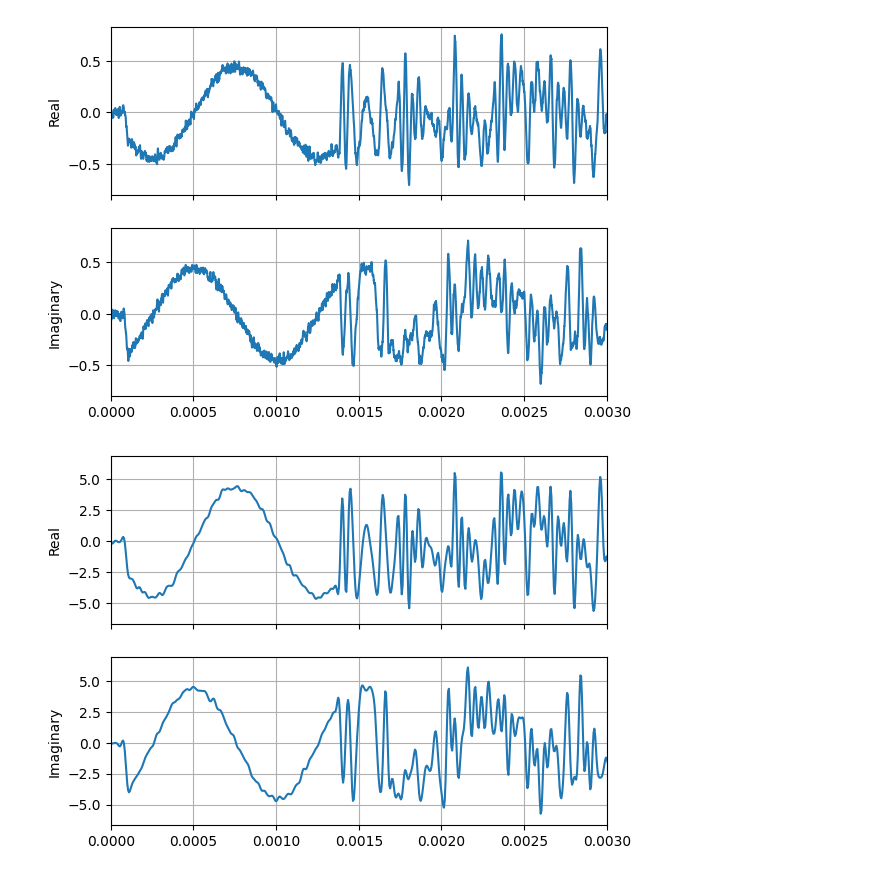
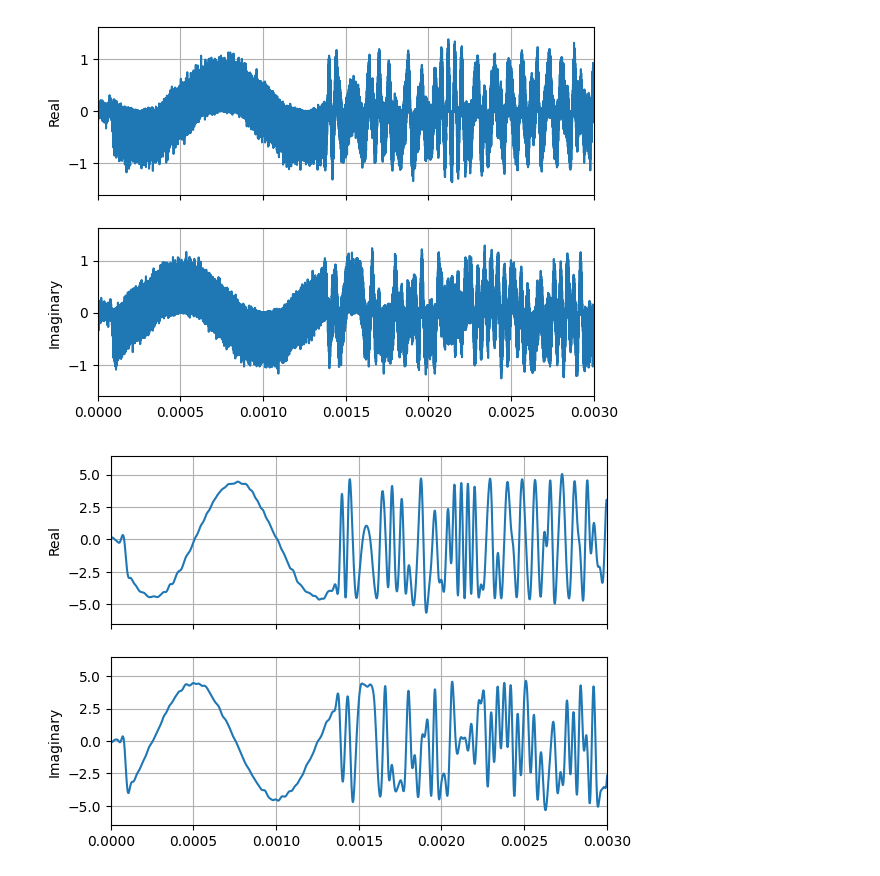
Before and after one commit to sidalok1/QAM-FPGA, a Jupyter notebook: python/qam.ipynb, the cells around one changed output. Cells and saved outputs as stored; diff of their text form; code cells hidden in the pictures.

```diff
--- a/python/qam.ipynb
+++ b/python/qam.ipynb
@@ -7,17 +7,17 @@ from tools import *
 
 np.random.seed(0)
 
-DWIDTH = 18
+DWIDTH = 20
 DFRAC  = 16
 
 msg = "A perfectly acceptable example of an extremely verbose message of large words and many characters!!!"
-M = 16
+M = 4
 fc = 1e6
 br = 50e3
 fs = 5e6
 sps = int(fs / br)
-sps_rx = 4
-snr = 10
+sps_rx = 10
+snr = 15
 Es = 1
 B = 250e3 # channel BW
 
@@ -29,7 +29,7 @@ beta = 0.5
 constellation = get_const(f'{M}-QAM', Es)
 print(np.angle(constellation))
 print(np.abs(constellation))
-write_mem_file(constellation, DWIDTH, DFRAC, 'const.mem', complex=True)
+write_mem_file(constellation, DWIDTH, DFRAC, 'const.mem', complex=True, sep=' ')
 plot_constellation(constellation)
 plt.show()
 # %% [output]
@@ -102,31 +95,52 @@ c:\Users\sidal\Documents\Code\cmod-wrap\.venv\Lib\site-packages\scipy\signal\_lt
 # %%
-demod_filt = signal.iirfilter(2, br*2, btype='lowpass', fs=fs)
-b, a = demod_filt
-
-write_mem_file(b, DWIDTH, DFRAC, "demod_iir_num.mem")
-write_mem_file(a, DWIDTH, DFRAC, "demod_iir_den.mem")
-
 phase_offset = 11*np.pi/37
 cfo = fc * 0.001
 gain = 1
 
 lo = gain * np.exp(-2j*np.pi*(fc + cfo)*trx + phase_offset)
 
-y = signal.lfilter(b, a, (noisy_chout * lo)).T
+# demod_filt = signal.iirdesign(wp=(fc/8), ws=(fc/2), gpass=1, gstop=120, ftype='cheby2', fs=fs, output='sos')
+# y = signal.sosfilt(demod_filt, (noisy_chout * lo)).T
+# w, h = signal.freqz_sos(demod_filt, fs=fs)
+# fig, (ax0, ax1) = plt.subplots(2, 1)
+# ax0.plot(w, 20*np.log10(np.abs(h)))
+# ax0.grid()
+# ax1.plot(w, np.angle(h)/np.pi)
+# ax1.grid()
+# fig.show()
+# for i in range(len(demod_filt)):
+#   write_mem_file(demod_filt[i][0:3], DWIDTH, DFRAC, f"demod_iir_{i}_num.mem")
+#   write_mem_file(demod_filt[i][3:6], DWIDTH, DFRAC, f"demod_iir_{i}_den.mem")
+
+# demod_filt = signal.minimum_phase(signal.firwin(7, fc/4, fs=fs), half=False)
+# # demod_filt = signal.firwin(7, fc/4, fs=fs)
+# y = np.convolve((noisy_chout * lo), demod_filt, 'same')
+# w, h = signal.freqz(demod_filt, fs=fs)
+# fig, (ax0, ax1) = plt.subplots(2, 1)
+# ax0.plot(w, 20*np.log10(np.abs(h)))
+# ax0.grid()
+# ax1.plot(w, np.angle(h)/np.pi)
+# ax1.grid()
+# fig.show()
+# write_mem_file(demod_filt, DWIDTH, DFRAC, "demod_fir.mem")
+
+# print(demod_filt)
+
+y = noisy_chout * lo
 
 plot_complex_time_sequence(y, fs)
 plt.xlim((0, 0.003))
 plt.show()
 
 # yhat = np.convolve(np.squeeze(y), rrc, 'same')
 yhat = signal.resample_poly(np.squeeze(y), 1, sps//sps_rx, window=rrc)
 fig, ax1, ax2 = plot_complex_time_sequence(yhat, br*sps_rx)
 plt.xlim((0, 0.003))
 plt.show()
 # animate_complex_sequence(yhat[t < 0.00125], 'Simulated CFO', 'cfo.mp4', sps=360)
 # %% [output]
-[figure, old version]
+[figure, new version]
-[figure, old version]
+[figure, new version]
 # %%
 zch_rc = np.convolve(upsample(zadoff_chu_seq, sps_rx), get_rc_pulse(beta, span, sps_rx), 'same')
 plot_complex_time_sequence(zch_rc, fs / sps_rx)
```
Also changed, not shown: parts of 10 cells of this notebook, 12 other files.
